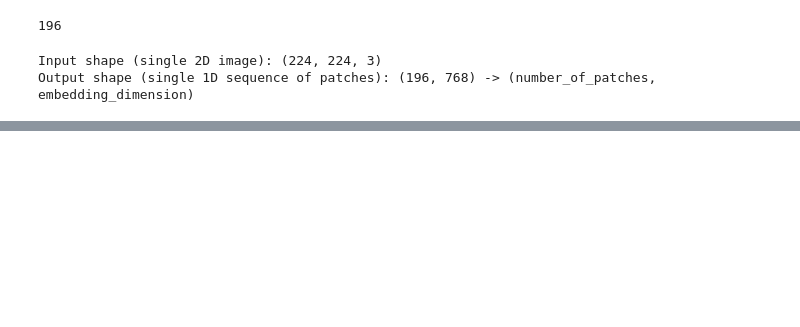
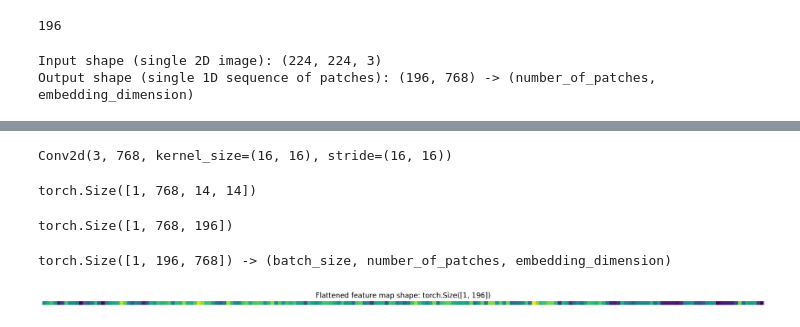
Before and after one commit to abdullahsultan/PytorchBasics, a Jupyter notebook: ResearchPaperReplication.ipynb, the cells around one changed output, grey strips where cells are left out. Drawn from its saved outputs; the diff is of its cells as text; code cells hidden in the pictures; blank space fills up the shorter version.

```diff
--- a/ResearchPaperReplication.ipynb
+++ b/ResearchPaperReplication.ipynb
@@ -142,0 +145,34 @@ plt.show()
+# %%
+conv2d = nn.Conv2d(in_channels=3, #colors
+                   out_channels=768, # D size from Table 1 for ViT-Base
+                   kernel_size=patch_size,
+                   stride=patch_size,
+                   padding=0)
+conv2d
+# %% [output]
+Conv2d(3, 768, kernel_size=(16, 16), stride=(16, 16))
+# %%
+image_out_of_conv = conv2d(image.unsqueeze(0)) # add batch dimension -> (batch_size, embedding_dim, height, width)
+print(image_out_of_conv.shape)
+# %% [output]
+torch.Size([1, 768, 14, 14])
+# %%
+flatten_layer = nn.Flatten(start_dim=2, end_dim=3)
+image_out_of_conv_flattend = flatten_layer(image_out_of_conv)
+image_out_of_conv_flattend.shape
+# %% [output]
+torch.Size([1, 768, 196])
+# %%
+image_out_of_conv_flattend = image_out_of_conv_flattend.permute(0, 2, 1)
+print(f"{image_out_of_conv_flattend.shape} -> (batch_size, number_of_patches, embedding_dimension)")
+# %% [output]
+torch.Size([1, 196, 768]) -> (batch_size, number_of_patches, embedding_dimension)
+# %%
+single_flattened_feature_map = image_out_of_conv_flattend[:, :, 2]
+
+plt.figure(figsize=(22, 22))
+plt.imshow(single_flattened_feature_map.detach().numpy())
+plt.title(f"Flattened feature map shape: {single_flattened_feature_map.shape}")
+plt.axis(False);
+# %% [output]
+[figure, added]
```
Also changed, not shown: parts of 21 cells of this notebook, 2 other files.
